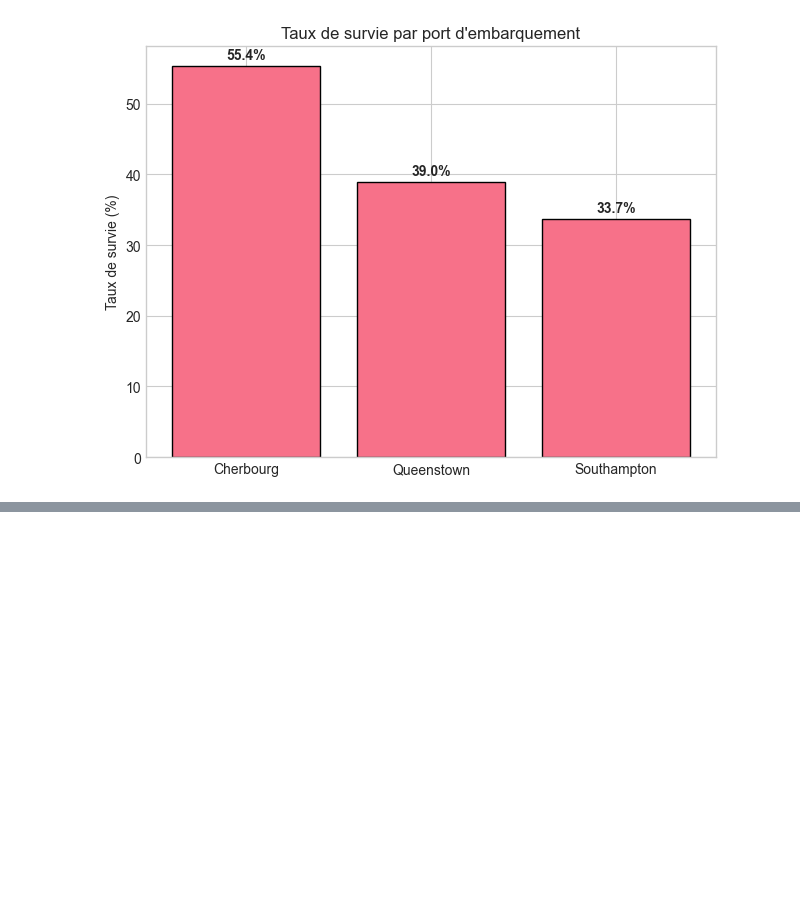
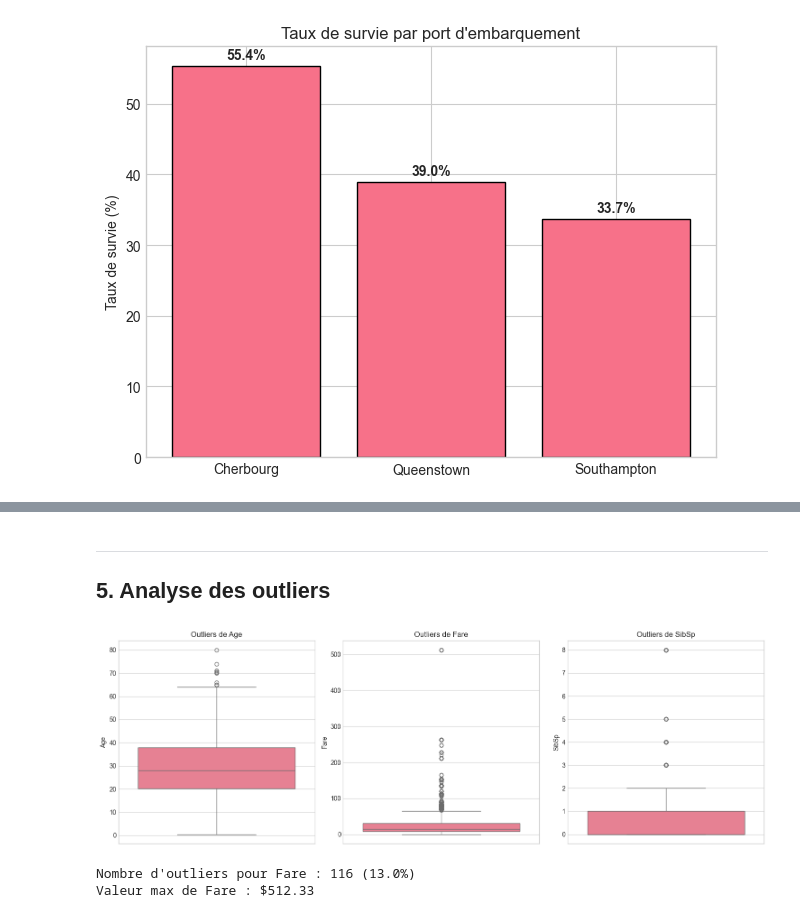
Before and after one commit to MaxMxx/titanic-prog-avance, a Jupyter notebook: notebooks/011_eda.ipynb, the cells around one changed output, grey strips where cells are left out. Drawn from its saved outputs; the diff is of its cells as text; code cells hidden in the pictures; blank space fills up the shorter version.

```diff
--- a/notebooks/011_eda.ipynb
+++ b/notebooks/011_eda.ipynb
@@ -189,0 +266,24 @@ plt.show()
+# %% [markdown]
+---
+## 5. Analyse des outliers
+# %%
+fig, axes = plt.subplots(1, 3, figsize=(15, 5))
+
+for i, col in enumerate(['Age', 'Fare', 'SibSp']):
+    sns.boxplot(data=df, y=col, ax=axes[i])
+    axes[i].set_title(f'Outliers de {col}')
+
+plt.tight_layout()
+plt.show()
+
+Q1 = df['Fare'].quantile(0.25)
+Q3 = df['Fare'].quantile(0.75)
+IQR = Q3 - Q1
+outliers_fare = df[(df['Fare'] < Q1 - 1.5*IQR) | (df['Fare'] > Q3 + 1.5*IQR)]
+
+print(f"Nombre d'outliers pour Fare : {len(outliers_fare)} ({len(outliers_fare)/len(df)*100:.1f}%)")
+print(f"Valeur max de Fare : ${df['Fare'].max():.2f}")
+# %% [output]
+[figure, added]
+Nombre d'outliers pour Fare : 116 (13.0%)
+Valeur max de Fare : $512.33
```
Also changed, not shown: parts of 7 cells of this notebook.
